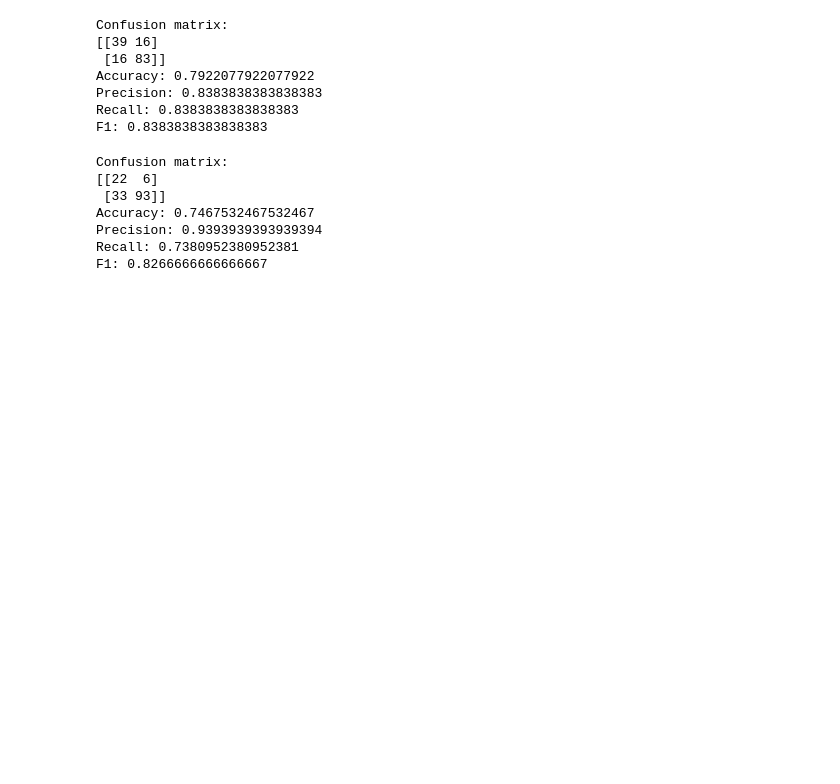
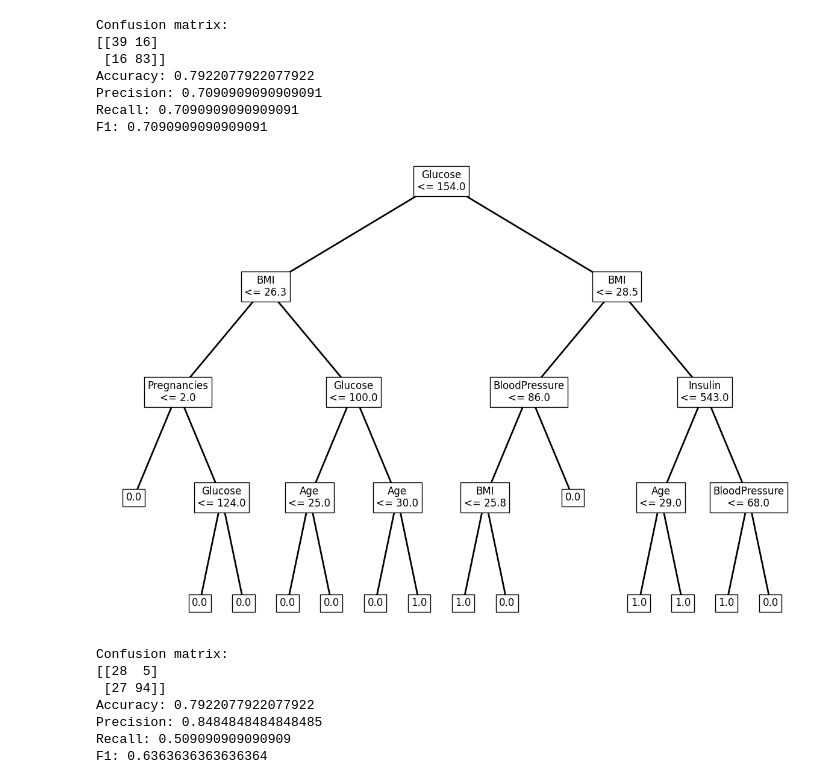
Before and after one commit to omerfarukaydin61/Diabetes-Prediction-with-Machine-Learning, a Jupyter notebook: project.ipynb, the cells around one changed output. Drawn from its saved outputs; the diff is of its cells as text; code cells hidden in the pictures; blank space fills up the shorter version.

Commit message:
Added plot_tree.py and changed notebook

```diff
--- a/project.ipynb
+++ b/project.ipynb
@@ -28,12 +28,14 @@ y = data.iloc[:, -1].values.reshape(-1,1)
 
 X_train, X_test, y_train, y_test = train_test_split(X, y, test_size=.2, random_state=41)
 # %%
-classifier = DecisionTree(max_depth = 3)
+max_depth = 3
+
+classifier = DecisionTree(max_depth=max_depth)
 
 classifier.fit(X_train, y_train)
 y_pred = classifier.predict(X_test)
 print(f"Confusion matrix: \n{classifier.confusion_matrix(y_test, y_pred)}")
-accuracy, precision, recall, f1 = classifier.metrics(confusion_matrix(y_test, y_pred))
+accuracy, precision, recall, f1 = classifier.metrics(classifier.confusion_matrix(y_test, y_pred))
 print(f"Accuracy: {accuracy}")
 print(f"Precision: {precision}")
 print(f"Recall: {recall}")
@@ -43,24 +45,34 @@ Confusion matrix:
 [[39 16]
  [16 83]]
 Accuracy: 0.7922077922077922
-Precision: 0.8383838383838383
-Recall: 0.8383838383838383
-F1: 0.8383838383838383
+Precision: 0.7090909090909091
+Recall: 0.7090909090909091
+F1: 0.7090909090909091
+# %%
+from plot_tree import plot_tree
+feature_names = data.columns[:-1]
+
+plt.figure(figsize=(15, 10))
+plot_tree(classifier.root, feature_names, max_depth=max_depth)
+plt.axis('off')
+plt.show()
+# %% [output]
+[figure, added]
 # %%
-classifier2 = RandomForest(10, max_depth=3)
+classifier2 = RandomForest(30, max_depth=3)
 classifier2.fit(X_train, y_train)
 y_pred = classifier2.predict(X_test)
 print(f"Confusion matrix: \n{classifier.confusion_matrix(y_test, y_pred)}")
-accuracy, precision, recall, f1 = classifier.metrics(confusion_matrix(y_test, y_pred))
+accuracy, precision, recall, f1 = classifier.metrics(classifier.confusion_matrix(y_test, y_pred))
 print(f"Accuracy: {accuracy}")
 print(f"Precision: {precision}")
 print(f"Recall: {recall}")
 print(f"F1: {f1}")
 # %% [output]
 Confusion matrix:
-[[22  6]
- [33 93]]
-Accuracy: 0.7467532467532467
-Precision: 0.9393939393939394
-Recall: 0.7380952380952381
-F1: 0.8266666666666667
+[[28  5]
+ [27 94]]
+Accuracy: 0.7922077922077922
+Precision: 0.8484848484848485
+Recall: 0.509090909090909
+F1: 0.6363636363636364
```
Also changed, not shown: 1 other file.
